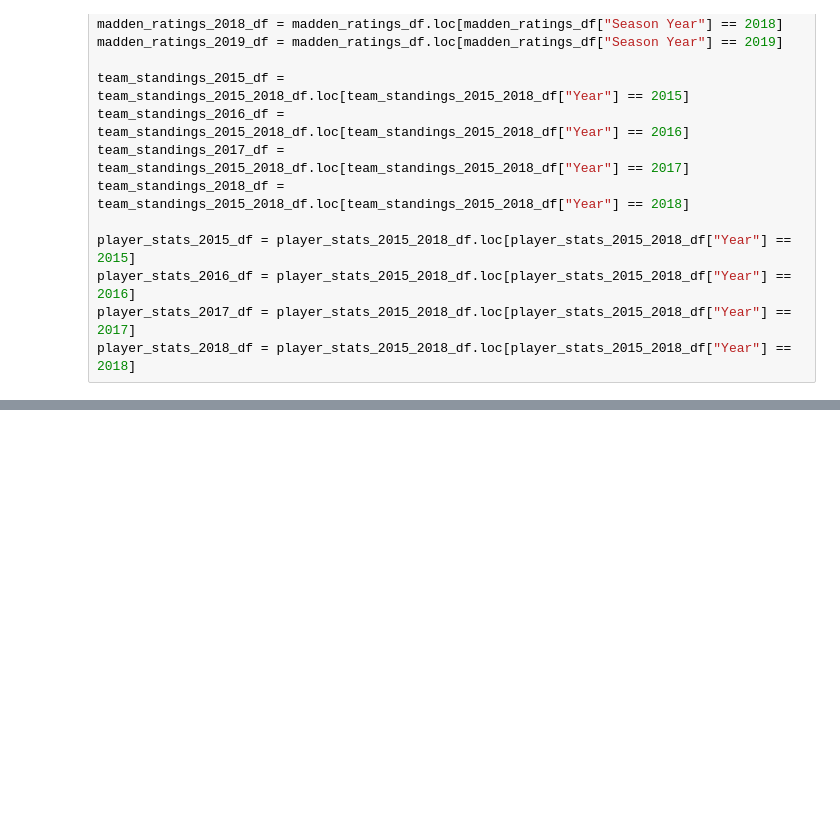
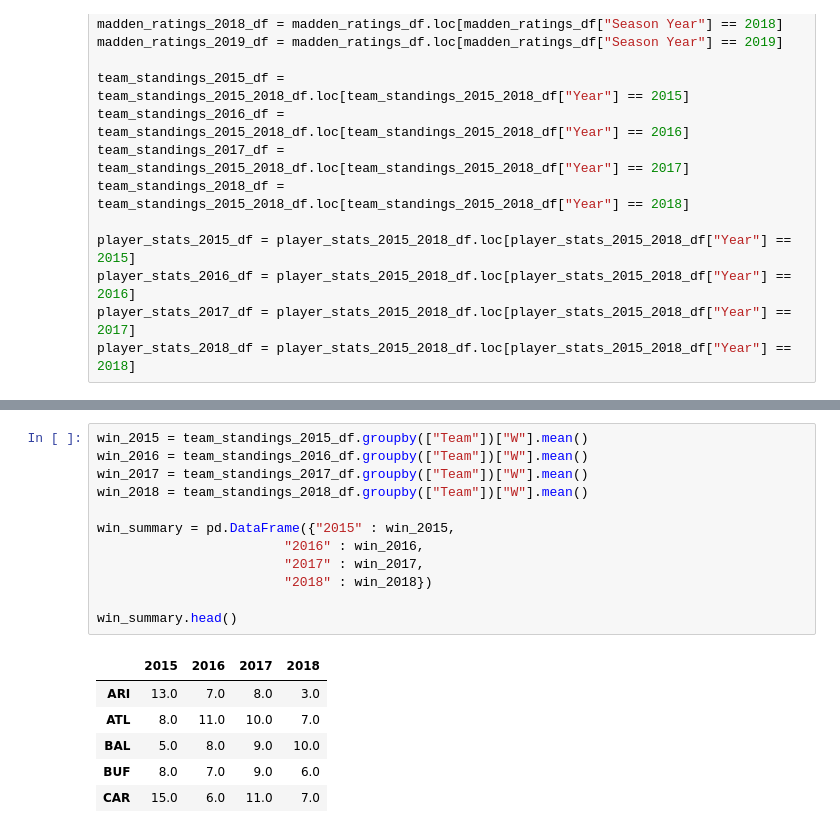
Before and after one commit to 00geist00/project-one, a Jupyter notebook: data_import.ipynb, the cells around one changed output, grey strips where cells are left out. Saved outputs shown, nothing was run; the diff lists cells and outputs as text; blank space fills up the shorter version.

```diff
--- a/data_import.ipynb
+++ b/data_import.ipynb
@@ -70,0 +197,19 @@ player_stats_2018_df = player_stats_2015_2018_df.loc[player_stats_2015_2018_df["
+# %%
+win_2015 = team_standings_2015_df.groupby(["Team"])["W"].mean()
+win_2016 = team_standings_2016_df.groupby(["Team"])["W"].mean()
+win_2017 = team_standings_2017_df.groupby(["Team"])["W"].mean()
+win_2018 = team_standings_2018_df.groupby(["Team"])["W"].mean()
+
+win_summary = pd.DataFrame({"2015" : win_2015,
+                        "2016" : win_2016,
+                        "2017" : win_2017,
+                        "2018" : win_2018})
+
+win_summary.head()
+# %% [output]
+|  | 2015 | 2016 | 2017 | 2018 |
+| ARI | 13.0 | 7.0 | 8.0 | 3.0 |
+| ATL | 8.0 | 11.0 | 10.0 | 7.0 |
+| BAL | 5.0 | 8.0 | 9.0 | 10.0 |
+| BUF | 8.0 | 7.0 | 9.0 | 6.0 |
+| CAR | 15.0 | 6.0 | 11.0 | 7.0 |
```
Also changed, not shown: parts of 19 cells of this notebook, 2 other files.
